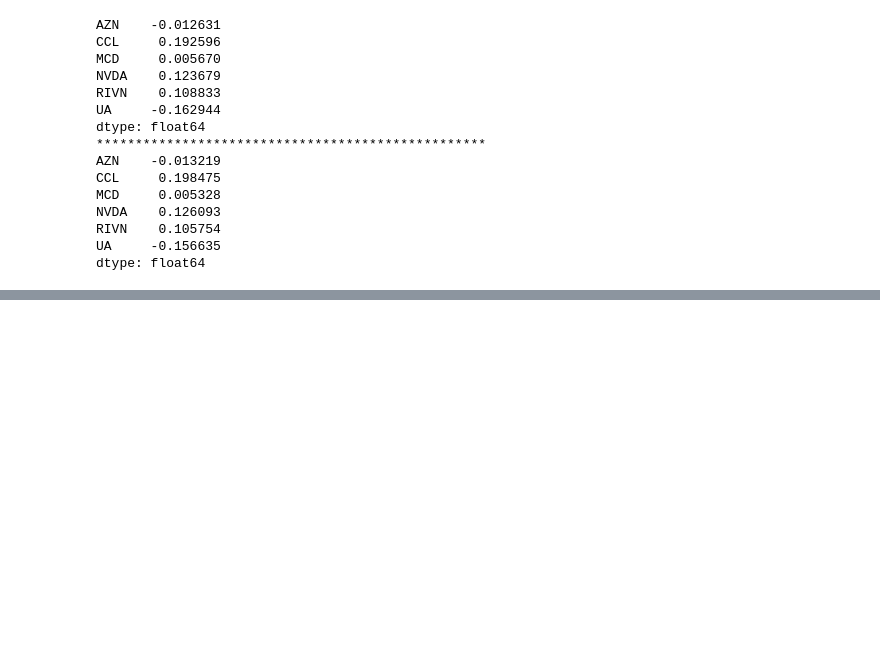
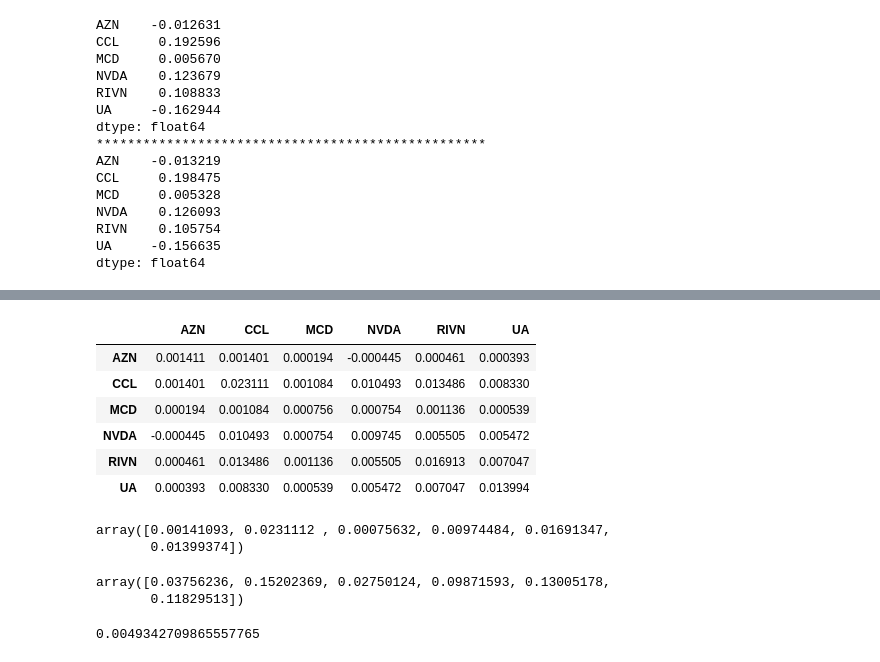
Before and after one commit to raketic-ognjen/Market-Watch-Tech-Analysis, a Jupyter notebook: TechAnalysis_Team6.ipynb, the cells around one changed output, grey strips where cells are left out. Drawn from its saved outputs; the diff is of its cells as text; code cells hidden in the pictures; blank space fills up the shorter version.

```diff
--- a/TechAnalysis_Team6.ipynb
+++ b/TechAnalysis_Team6.ipynb
@@ -387,0 +440,31 @@ def annualize_vol(ret,n=252):
+# %%
+#covariance matrix
+CovM2 = rets2.cov()*20
+CovM2
+# %% [output]
+|  | AZN | CCL | MCD | NVDA | RIVN | UA |
+| AZN | 0.001411 | 0.001401 | 0.000194 | -0.000445 | 0.000461 | 0.000393 |
+| CCL | 0.001401 | 0.023111 | 0.001084 | 0.010493 | 0.013486 | 0.008330 |
+| MCD | 0.000194 | 0.001084 | 0.000756 | 0.000754 | 0.001136 | 0.000539 |
+| NVDA | -0.000445 | 0.010493 | 0.000754 | 0.009745 | 0.005505 | 0.005472 |
+| RIVN | 0.000461 | 0.013486 | 0.001136 | 0.005505 | 0.016913 | 0.007047 |
+| UA | 0.000393 | 0.008330 | 0.000539 | 0.005472 | 0.007047 | 0.013994 |
+# %%
+ # Variances of individual stocks
+var2 = np.diag(CovM2)
+var2
+# %% [output]
+array([0.00141093, 0.0231112 , 0.00075632, 0.00974484, 0.01691347,
+       0.01399374])
+# %%
+# Standard deviations of volatilities of individual stocks
+np.sqrt(var2)
+# %% [output]
+array([0.03756236, 0.15202369, 0.02750124, 0.09871593, 0.13005178,
+       0.11829513])
+# %%
+# Calculating portfolio variance
+portfvar2=w2@CovM2@w2
+portfvar2
+# %% [output]
+0.0049342709865557765
```
Also changed, not shown: parts of 27 cells of this notebook.
